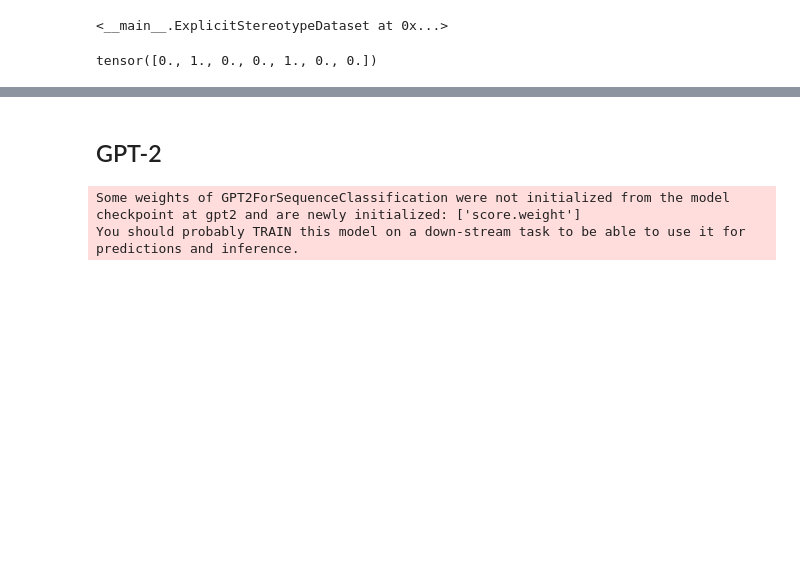
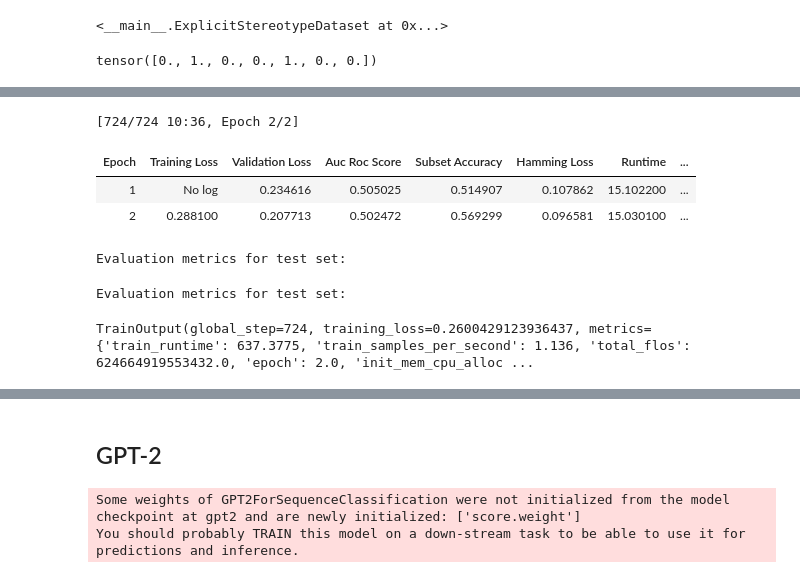
Before and after one commit to mvdheram/Stereotypical-Social-bias-detection-, a Jupyter notebook: Huggingface_XLNET_GPT_2_Multi_label.ipynb, the cells around one changed output, grey strips where cells are left out. Saved outputs shown, nothing was run; the diff lists cells and outputs as text; code cells hidden in the pictures; blank space fills up the shorter version.

```diff
--- a/Huggingface_XLNET_GPT_2_Multi_label.ipynb
+++ b/Huggingface_XLNET_GPT_2_Multi_label.ipynb
@@ -264,7 +270,7 @@ import json
 
 upper, lower = 1, 0
 
-def classification_metrics(test_pred,labels,model_name,threshold,label_names = LABELS,write_to_file = True):
+def classification_metrics(test_pred,labels,model_name,threshold,label_names = LABELS):
 
   print("Evaluation metrics for test set:")
   y_pred = np.where(test_pred > threshold, upper, lower)
@@ -284,7 +290,7 @@ def classification_metrics(test_pred,labels,model_name,threshold,label_names = L
   model_metrics["subset_accuracy"] = accuracy
   model_metrics["hamming_loss"]= hloss
 
-  if write_to_file == True:
+  if write_to_file:
     model_metrics["Classification_report"] = cr
 
     for i,val in enumerate(LABEL_COLUMNS):
@@ -314,7 +320,7 @@ def classification_metrics(test_pred,labels,model_name,threshold,label_names = L
 # %%
 def compute_metrics(eval_pred):
     predictions, labels = eval_pred
-    return classification_metrics(predictions,labels,"XLNet",0.5)
+    return classification_metrics(predictions,labels,MODEL_NAME,0.5)
 # %% [markdown]
 ## XLNet
 # %%
@@ -330,7 +336,7 @@ MODEL = 'xlnet-base-cased'
 MODEL_NAME = 'xlnet'
 
 # Learning rate
-learning_rate = 1.2323344486727979e-05
+learning_rate = 2.49816047538945e-05
 
 # Number of labels
 num_labels = 7
@@ -480,0 +385,11 @@ Trainer is attempting to log a value of "[[0 0 0 ... 0 0 1]
+# %%
+write_to_file = False # Disable logging the metrics to file
+multi_trainer.train()
+# %% [output]
+[724/724 10:36, Epoch 2/2]
+| Epoch | Training Loss | Validation Loss | Auc Roc Score | Subset Accuracy | Hamming Loss | Runtime | ... |
+| 1 | No log | 0.234616 | 0.505025 | 0.514907 | 0.107862 | 15.102200 | ... |
+| 2 | 0.288100 | 0.207713 | 0.502472 | 0.569299 | 0.096581 | 15.030100 | ... |
+Evaluation metrics for test set:
+Evaluation metrics for test set:
+TrainOutput(global_step=724, training_loss=0.2600429123936437, metrics={'train_runtime': 637.3775, 'train_samples_per_second': 1.136, 'total_flos': 624664919553432.0, 'epoch': 2.0, 'init_mem_cpu_alloc ...
```
Also changed, not shown: parts of 17 cells of this notebook.
